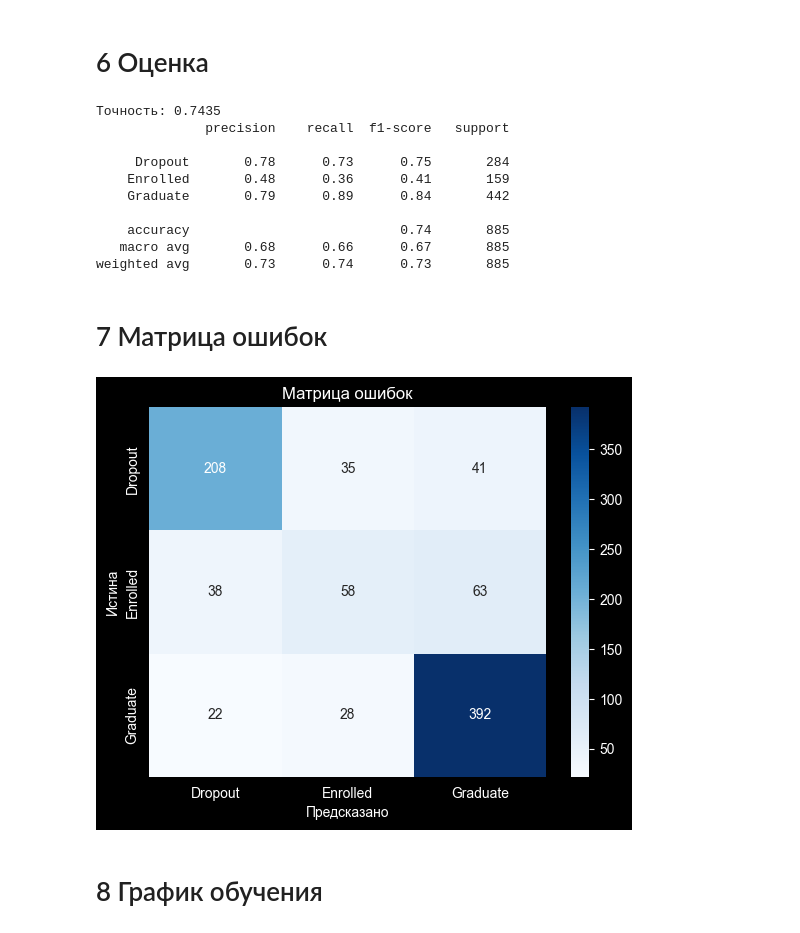
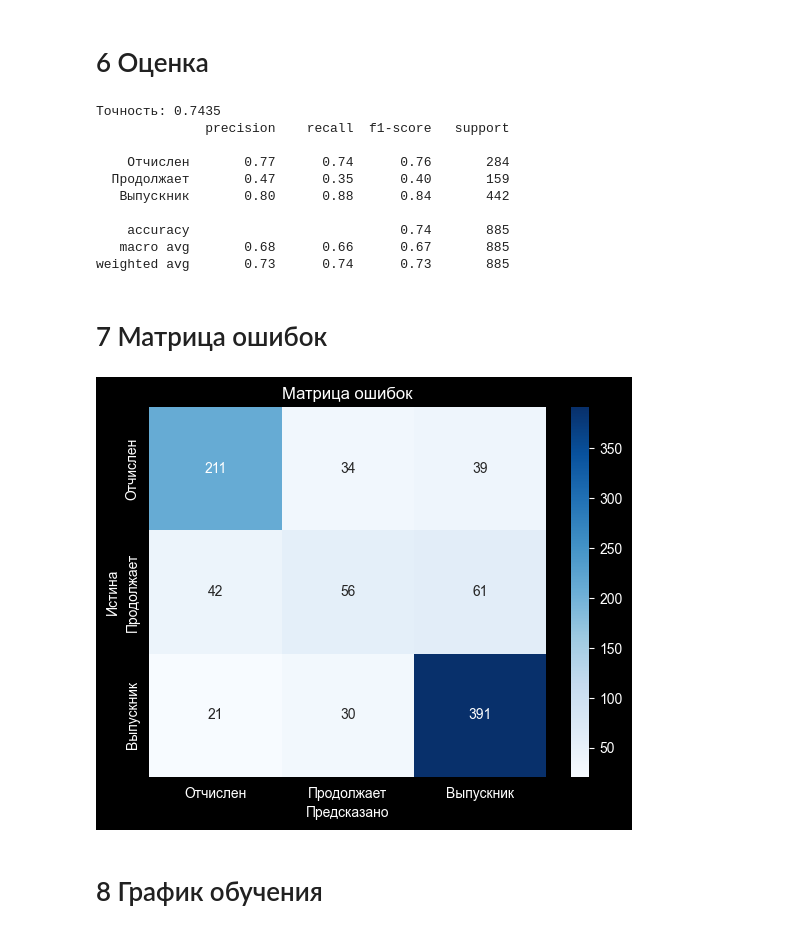
Before and after one commit to mrSvinka/AI-programming, a Jupyter notebook: project/project.ipynb, the cells around one changed output. Saved outputs shown, nothing was run; the diff lists cells and outputs as text; code cells hidden in the pictures.

```diff
--- a/project/project.ipynb
+++ b/project/project.ipynb
@@ -86,21 +86,21 @@ class LogisticRegressionScratch:
 # %% [markdown]
 # 5 Обучение
 # %%
-model = LogisticRegressionScratch(learning_rate=0.001, n_iters=80000)
+model = LogisticRegressionScratch(learning_rate=0.001, n_iters=1000000)
 model.fit(X_train_scaled, y_train)
 y_pred = model.predict(X_test_scaled)
 # %% [markdown]
 # 6 Оценка
 # %%
 print(f"Точность: {accuracy_score(y_test, y_pred):.4f}")
-print(classification_report(y_test, y_pred, target_names=['Dropout', 'Enrolled', 'Graduate']))
+print(classification_report(y_test, y_pred, target_names=['Отчислен', 'Продолжает', 'Выпускник']))
 # %% [output]
 Точность: 0.7435
               precision    recall  f1-score   support
 
-     Dropout       0.78      0.73      0.75       284
-    Enrolled       0.48      0.36      0.41       159
-    Graduate       0.79      0.89      0.84       442
+    Отчислен       0.77      0.74      0.76       284
+  Продолжает       0.47      0.35      0.40       159
+   Выпускник       0.80      0.88      0.84       442
 
     accuracy                           0.74       885
    macro avg       0.68      0.66      0.67       885
@@ -110,14 +110,14 @@ weighted avg       0.73      0.74      0.73       885
 # %%
 cm = confusion_matrix(y_test, y_pred)
 sns.heatmap(cm, annot=True, fmt='d', cmap='Blues',
-            xticklabels=['Dropout', 'Enrolled', 'Graduate'],
-            yticklabels=['Dropout', 'Enrolled', 'Graduate'])
+            xticklabels=['Отчислен', 'Продолжает', 'Выпускник'],
+            yticklabels=['Отчислен', 'Продолжает', 'Выпускник'])
 plt.title('Матрица ошибок')
 plt.xlabel('Предсказано')
 plt.ylabel('Истина')
 plt.show()
 # %% [output]
-[figure, old version]
+[figure, new version]
 # %% [markdown]
 # 8 График обучения
 # %%
```
Also changed, not shown: parts of 2 cells of this notebook.
